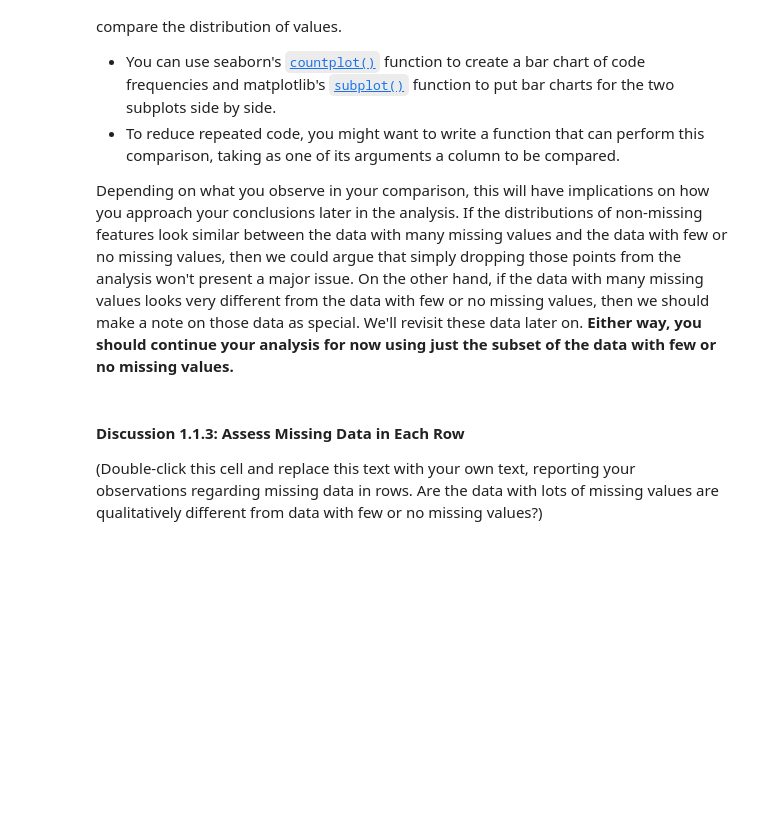
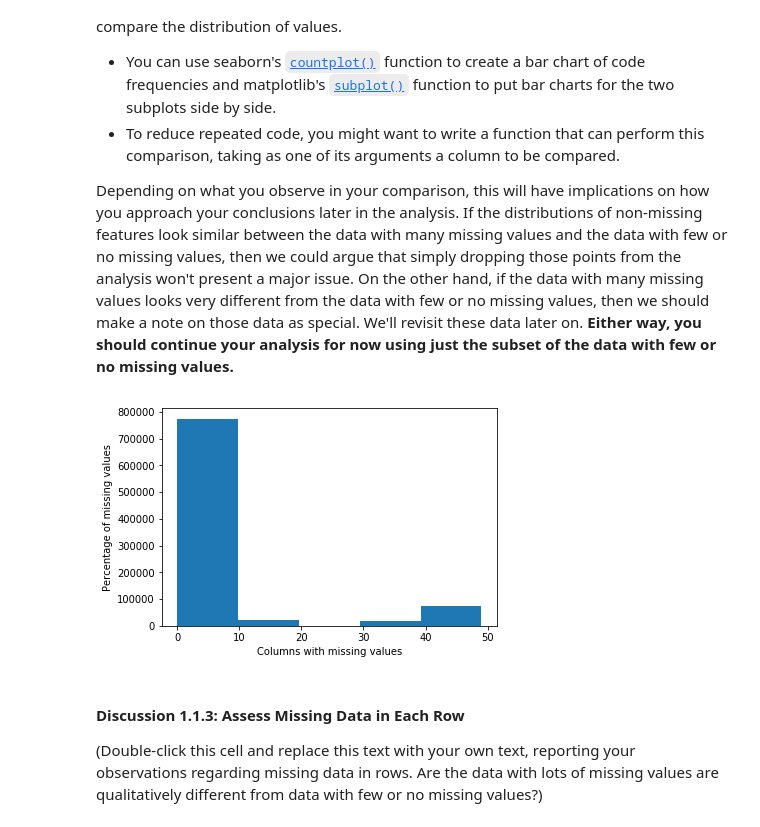
Before and after one commit to sjohnp2112/Identify-Custemer-Segments, a Jupyter notebook: Identify_Customer_Segments_sphelps.ipynb, the cells around one changed output. Cells and saved outputs as stored; diff of their text form; code cells hidden in the pictures; blank space fills up the shorter version.

```diff
--- a/Identify_Customer_Segments_sphelps.ipynb
+++ b/Identify_Customer_Segments_sphelps.ipynb
@@ -276,6 +261,16 @@ In order to know what to do with the outlier rows, we should see if the distribu
 Depending on what you observe in your comparison, this will have implications on how you approach your conclusions later in the analysis. If the distributions of non-missing features look similar between the data with many missing values and the data with few or no missing values, then we could argue that simply dropping those points from the analysis won't present a major issue. On the other hand, if the data with many missing values looks very different from the data with few or no missing values, then we should make a note on those data as special. We'll revisit these data later on. **Either way, you should continue your analysis for now using just the subset of the data with few or no missing values.**
 # %%
 # How much data is missing in each row of the dataset?
+row_total = azdias_cleaned_df.isnull().sum(axis=1)
+# print(row_total)
+
+plt.hist(row_total, bins=5)
+plt.xlabel('Columns with missing values')
+plt.ylabel('Percentage of missing values')
+
+plt.show()
+# %% [output]
+[figure, added]
 # %%
 # Write code to divide the data into two subsets based on the number of missing
 # values in each row.
```
Also changed, not shown: parts of 7 cells of this notebook.
